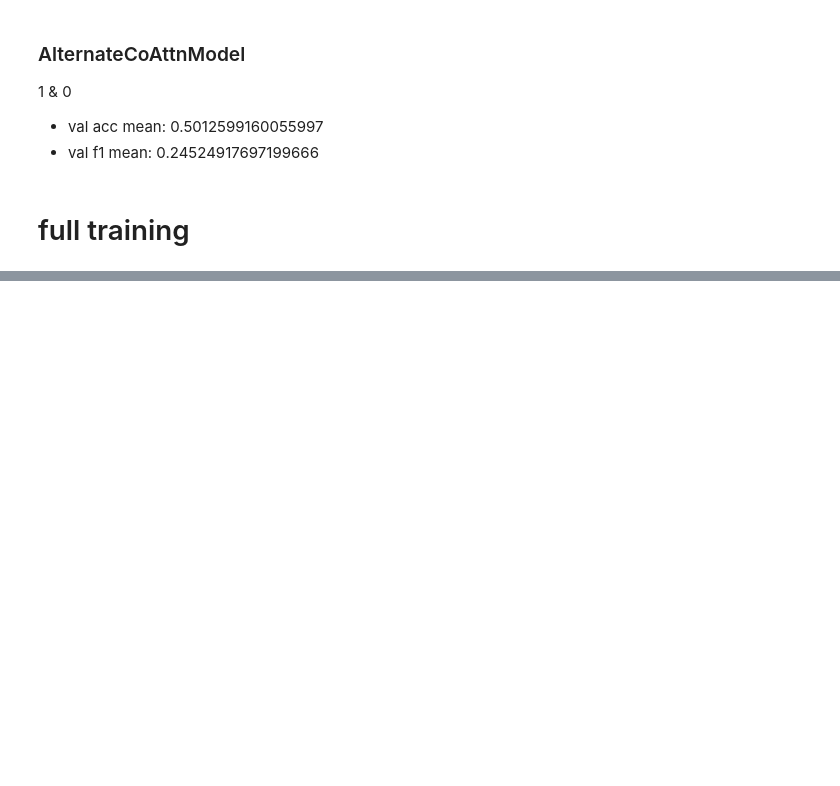
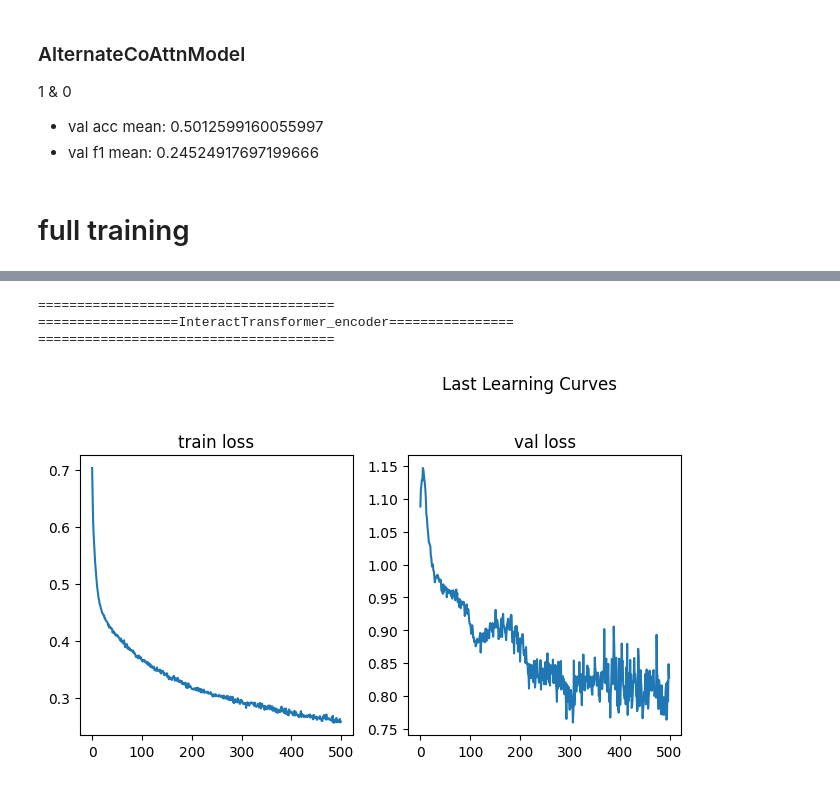
Before and after one commit to ZhangWan-byte/Transformer4Ab, a Jupyter notebook: SAbDab_Transformer.ipynb, the cells around one changed output, grey strips where cells are left out. Saved outputs shown, nothing was run; the diff lists cells and outputs as text; code cells hidden in the pictures; blank space fills up the shorter version.

```diff
--- a/SAbDab_Transformer.ipynb
+++ b/SAbDab_Transformer.ipynb
@@ -1326,0 +1386,7 @@ val auc mean:  0.5071673085151904
+# %%
+evaluate("InteractTransformer_encoder", use_pair=True)
+# %% [output]
+======================================
+==================InteractTransformer_encoder================
+======================================
+[figure, added]
```
Also changed, not shown: parts of 12 cells of this notebook, 4 other files.
